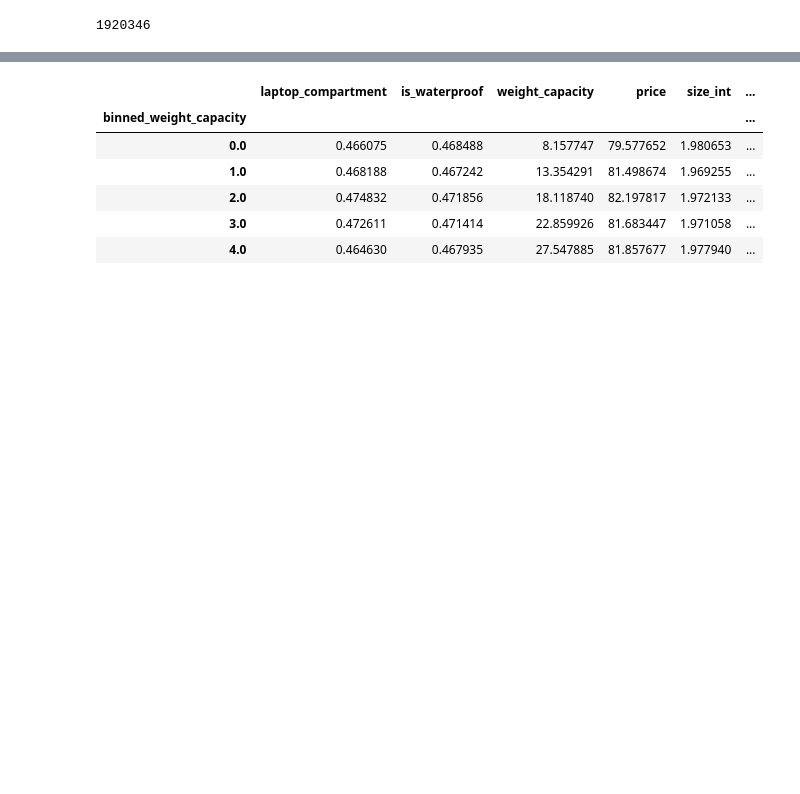
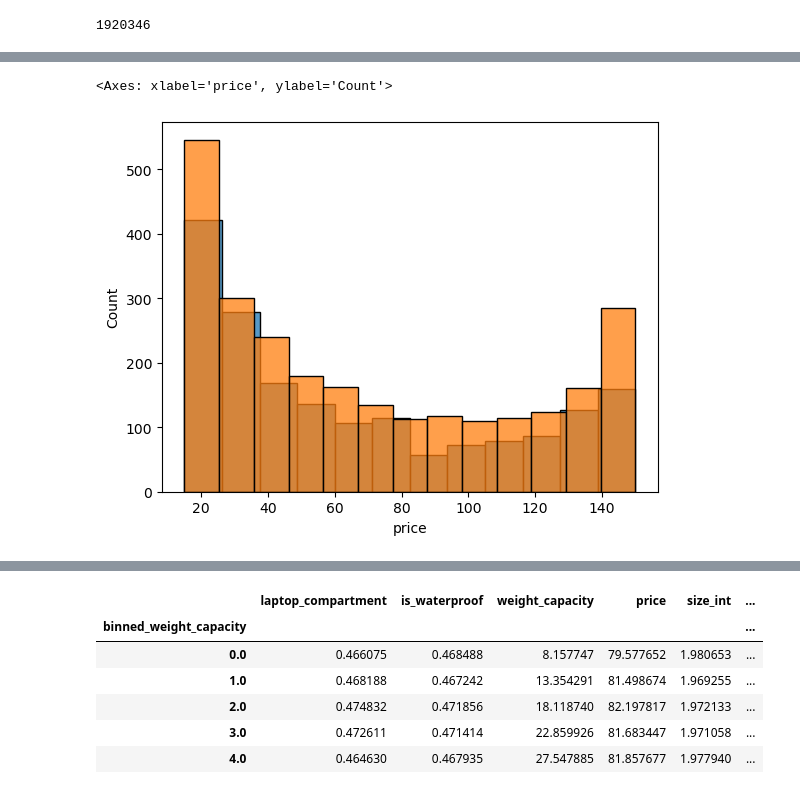
Before and after one commit to Jordanbarker/backpack-prediction-challenge, a Jupyter notebook: notebooks/feature_selection.ipynb, the cells around one changed output, grey strips where cells are left out. Drawn from its saved outputs; the diff is of its cells as text; code cells hidden in the pictures; blank space fills up the shorter version.

```diff
--- a/notebooks/feature_selection.ipynb
+++ b/notebooks/feature_selection.ipynb
@@ -99,0 +242,7 @@ len(train_df['weight_capacity'].unique())
+# %%
+# train_df[train_df.weight_capacity_int.isna()]
+sns.histplot(train_df[train_df.weight_capacity_int == 0]['price'])
+sns.histplot(train_df[train_df.weight_capacity_int == 30]['price'])
+# %% [output]
+<Axes: xlabel='price', ylabel='Count'>
+[figure, added]
```
Also changed, not shown: parts of 19 cells of this notebook, 3 other files.
